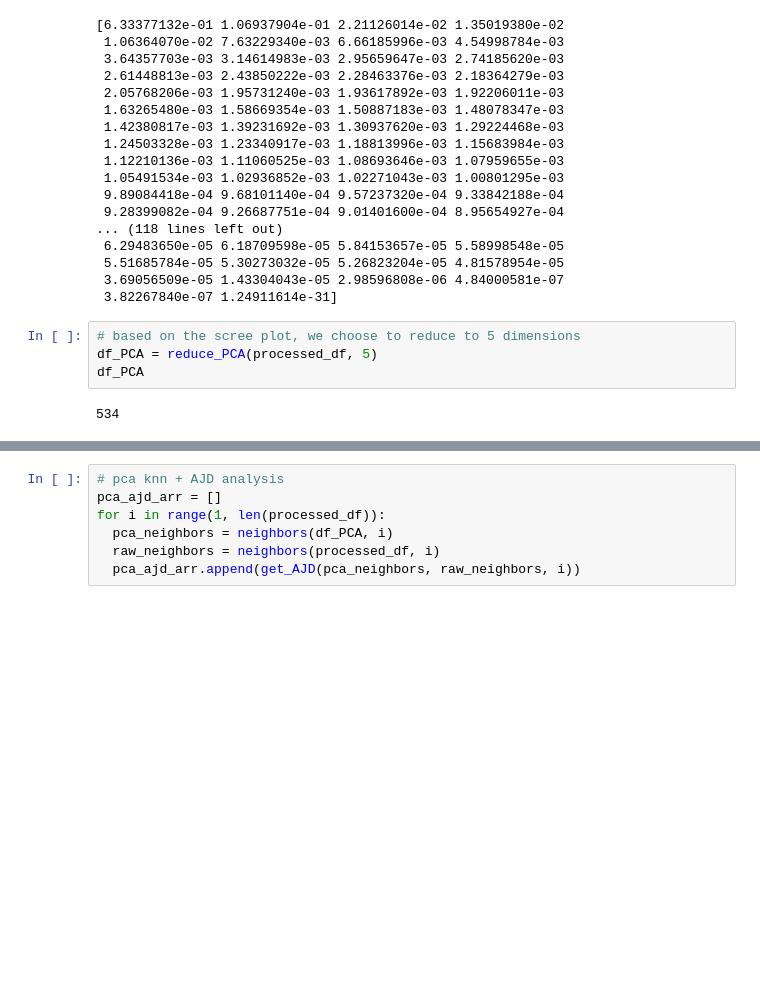
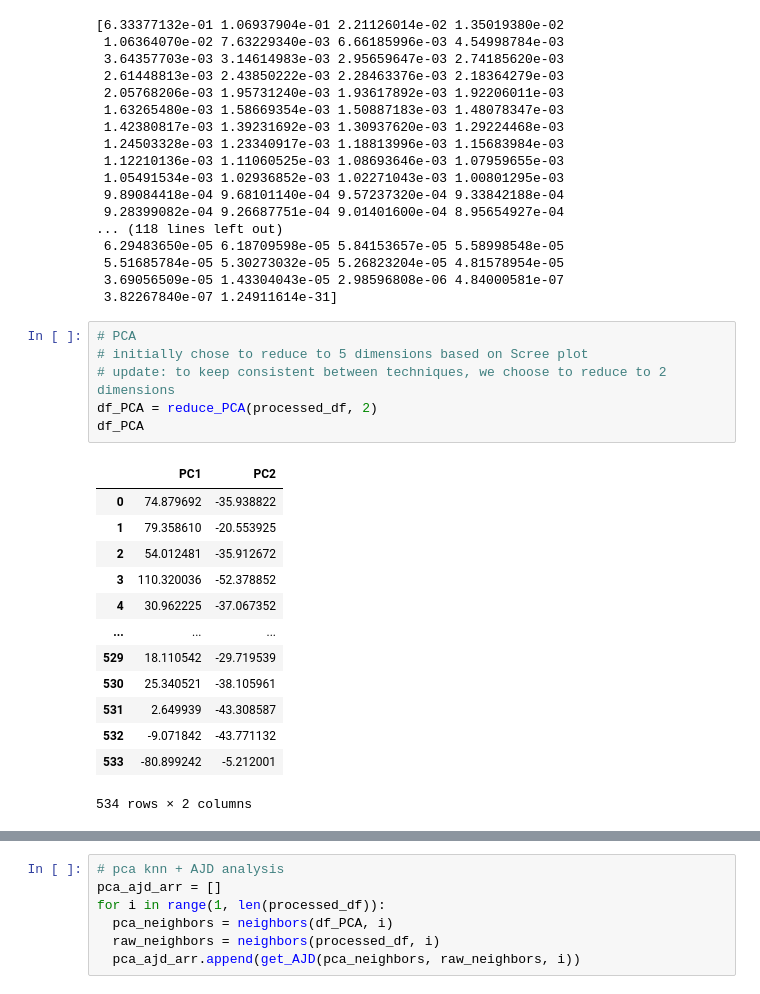
Before and after one commit to cdkostov/crazy-insane-research, a Jupyter notebook: AJDandKNN.ipynb, the cells around one changed output, grey strips where cells are left out. Cells and saved outputs as stored; diff of their text form; blank space fills up the shorter version.

```diff
--- a/AJDandKNN.ipynb
+++ b/AJDandKNN.ipynb
@@ -107,8 +115,22 @@ scree_plot(processed_df)
  3.69056509e-05 1.43304043e-05 2.98596808e-06 4.84000581e-07
  3.82267840e-07 1.24911614e-31]
 # %%
-# based on the scree plot, we choose to reduce to 5 dimensions
-df_PCA = reduce_PCA(processed_df, 5)
+# PCA
+# initially chose to reduce to 5 dimensions based on Scree plot
+# update: to keep consistent between techniques, we choose to reduce to 2 dimensions
+df_PCA = reduce_PCA(processed_df, 2)
 df_PCA
 # %% [output]
+|  | PC1 | PC2 |
+| 0 | 74.879692 | -35.938822 |
+| 1 | 79.358610 | -20.553925 |
+| 2 | 54.012481 | -35.912672 |
+| 3 | 110.320036 | -52.378852 |
+| 4 | 30.962225 | -37.067352 |
+| ... | ... | ... |
+| 529 | 18.110542 | -29.719539 |
+| 530 | 25.340521 | -38.105961 |
+| 531 | 2.649939 | -43.308587 |
+| 532 | -9.071842 | -43.771132 |
+| 533 | -80.899242 | -5.212001 |
-534
+534 rows × 2 columns
```
Also changed, not shown: parts of 5 cells of this notebook.
